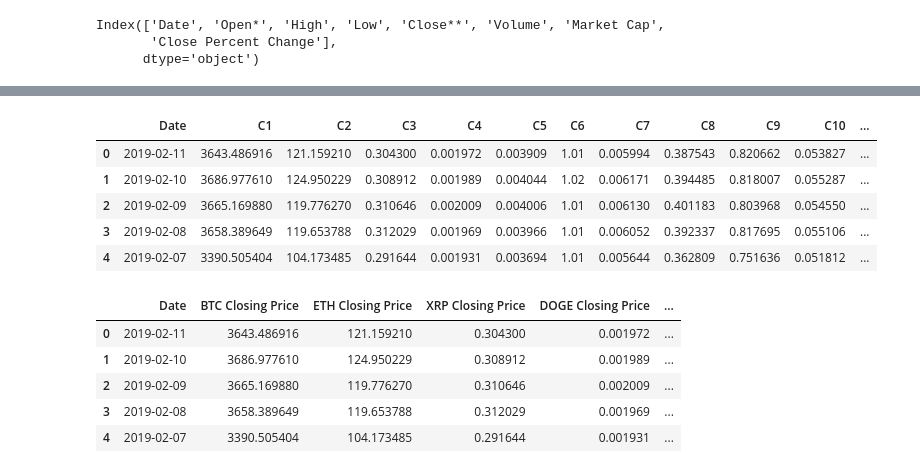
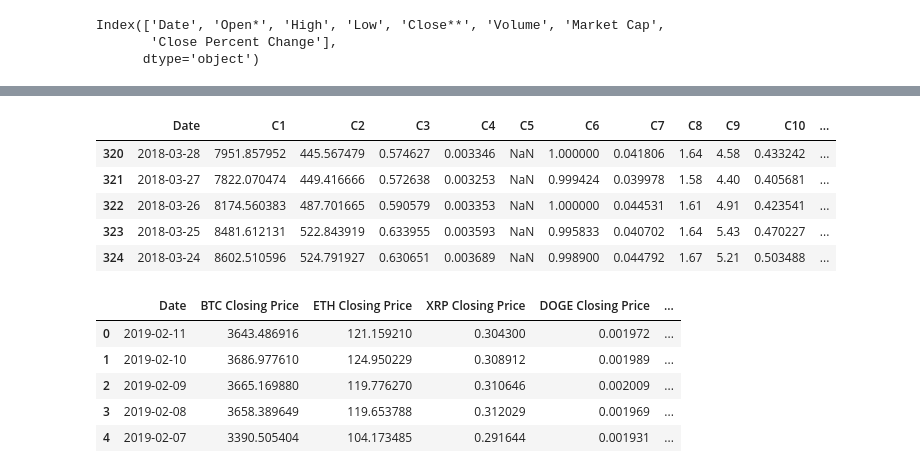
Before and after one commit to kevzha/CryptoAnalysis, a Jupyter notebook: Closing_Price_DF.ipynb, the cells around one changed output, grey strips where cells are left out. Cells and saved outputs as stored; diff of their text form; code cells hidden in the pictures.

Commit message:
fixed VET Closing Price

```diff
--- a/Closing_Price_DF.ipynb
+++ b/Closing_Price_DF.ipynb
@@ -35,7 +56,7 @@ BTC = BTC.rename(columns={'Close(USD)': "C1"})
 ETH = ETH.rename(columns={'Close(USD)': "C2"})
 XRP = XRP.rename(columns={'Close(USD)': "C3"})
 DOGE = DOGE.rename(columns={'Close(USD)': "C4"})
-VET = VET.rename(columns={'Close**': "C5"})
+VET = VET.rename(columns={'Close**': "C5"}).drop([193])
 TUSD = TUSD.rename(columns={'Close**': "C6"})
 XVG = XVG.rename(columns={'Close**': "C7"})
 AE = AE.rename(columns={'Close**': "C8"})
@@ -56,14 +86,14 @@ closing_price = pd.concat([BTC.loc[:, ['Date']], BTC.loc[:, ['C1']],
                         QNT.loc[:, ['C12']], WAN.loc[:, ['C13']],
                         ELA.loc[:, ['C14']], KCS.loc[:, ['C15']]], axis=1, join_axes=[BTC.index])
 # %%
-closing_price.head()
+closing_price.tail()
 # %% [output]
 |  | Date | C1 | C2 | C3 | C4 | C5 | C6 | C7 | C8 | C9 | C10 | ... |
-| 0 | 2019-02-11 | 3643.486916 | 121.159210 | 0.304300 | 0.001972 | 0.003909 | 1.01 | 0.005994 | 0.387543 | 0.820662 | 0.053827 | ... |
-| 1 | 2019-02-10 | 3686.977610 | 124.950229 | 0.308912 | 0.001989 | 0.004044 | 1.02 | 0.006171 | 0.394485 | 0.818007 | 0.055287 | ... |
-| 2 | 2019-02-09 | 3665.169880 | 119.776270 | 0.310646 | 0.002009 | 0.004006 | 1.01 | 0.006130 | 0.401183 | 0.803968 | 0.054550 | ... |
-| 3 | 2019-02-08 | 3658.389649 | 119.653788 | 0.312029 | 0.001969 | 0.003966 | 1.01 | 0.006052 | 0.392337 | 0.817695 | 0.055106 | ... |
-| 4 | 2019-02-07 | 3390.505404 | 104.173485 | 0.291644 | 0.001931 | 0.003694 | 1.01 | 0.005644 | 0.362809 | 0.751636 | 0.051812 | ... |
+| 320 | 2018-03-28 | 7951.857952 | 445.567479 | 0.574627 | 0.003346 | NaN | 1.000000 | 0.041806 | 1.64 | 4.58 | 0.433242 | ... |
+| 321 | 2018-03-27 | 7822.070474 | 449.416666 | 0.572638 | 0.003253 | NaN | 0.999424 | 0.039978 | 1.58 | 4.40 | 0.405681 | ... |
+| 322 | 2018-03-26 | 8174.560383 | 487.701665 | 0.590579 | 0.003353 | NaN | 1.000000 | 0.044531 | 1.61 | 4.91 | 0.423541 | ... |
+| 323 | 2018-03-25 | 8481.612131 | 522.843919 | 0.633955 | 0.003593 | NaN | 0.995833 | 0.040702 | 1.64 | 5.43 | 0.470227 | ... |
+| 324 | 2018-03-24 | 8602.510596 | 524.791927 | 0.630651 | 0.003689 | NaN | 0.998900 | 0.044792 | 1.67 | 5.21 | 0.503488 | ... |
 # %%
 closing_price = closing_price.rename(columns={ closing_price.columns[1]: "BTC Closing Price",
                                         closing_price.columns[2]: "ETH Closing Price",
```
Also changed, not shown: parts of 2 cells of this notebook, 1 other file.
